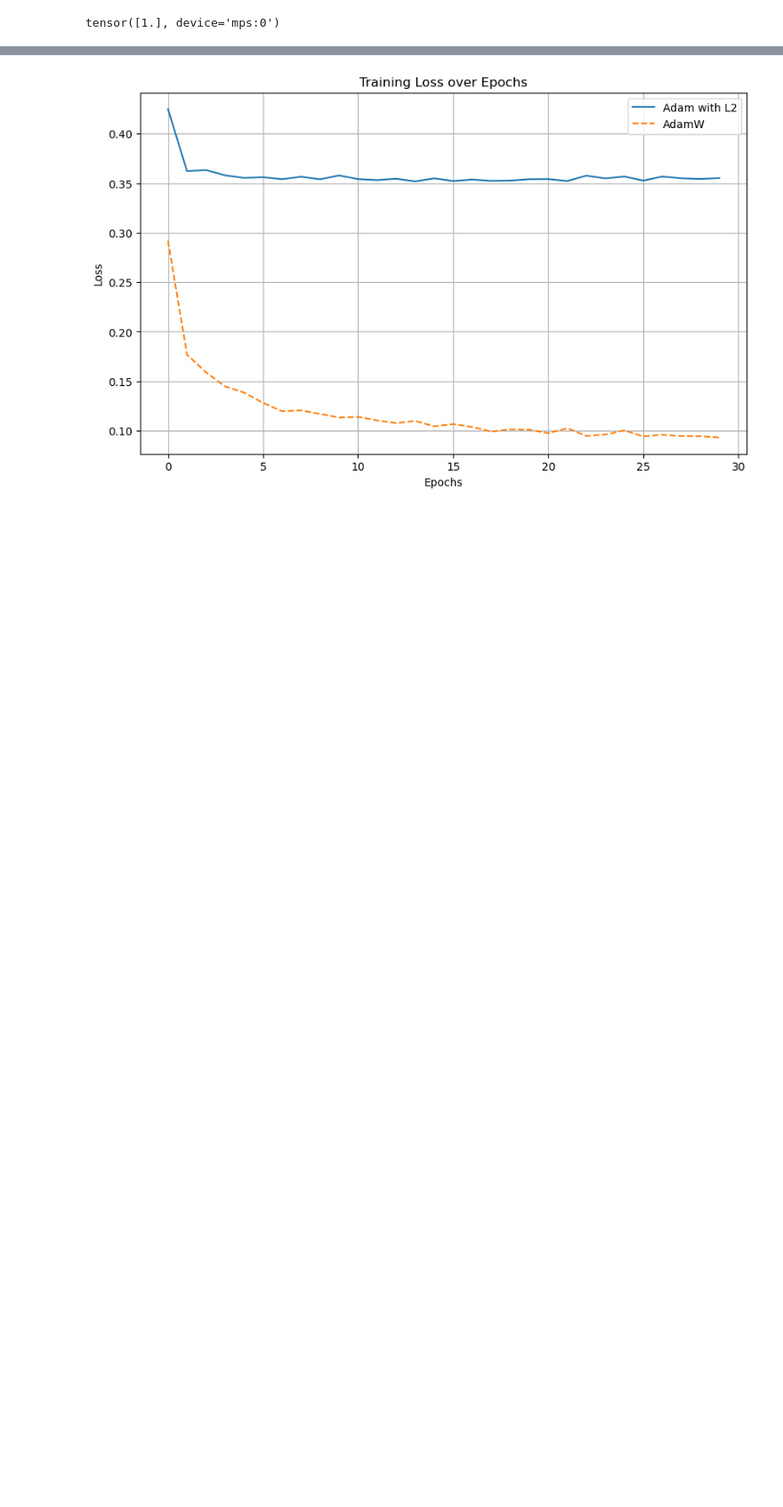
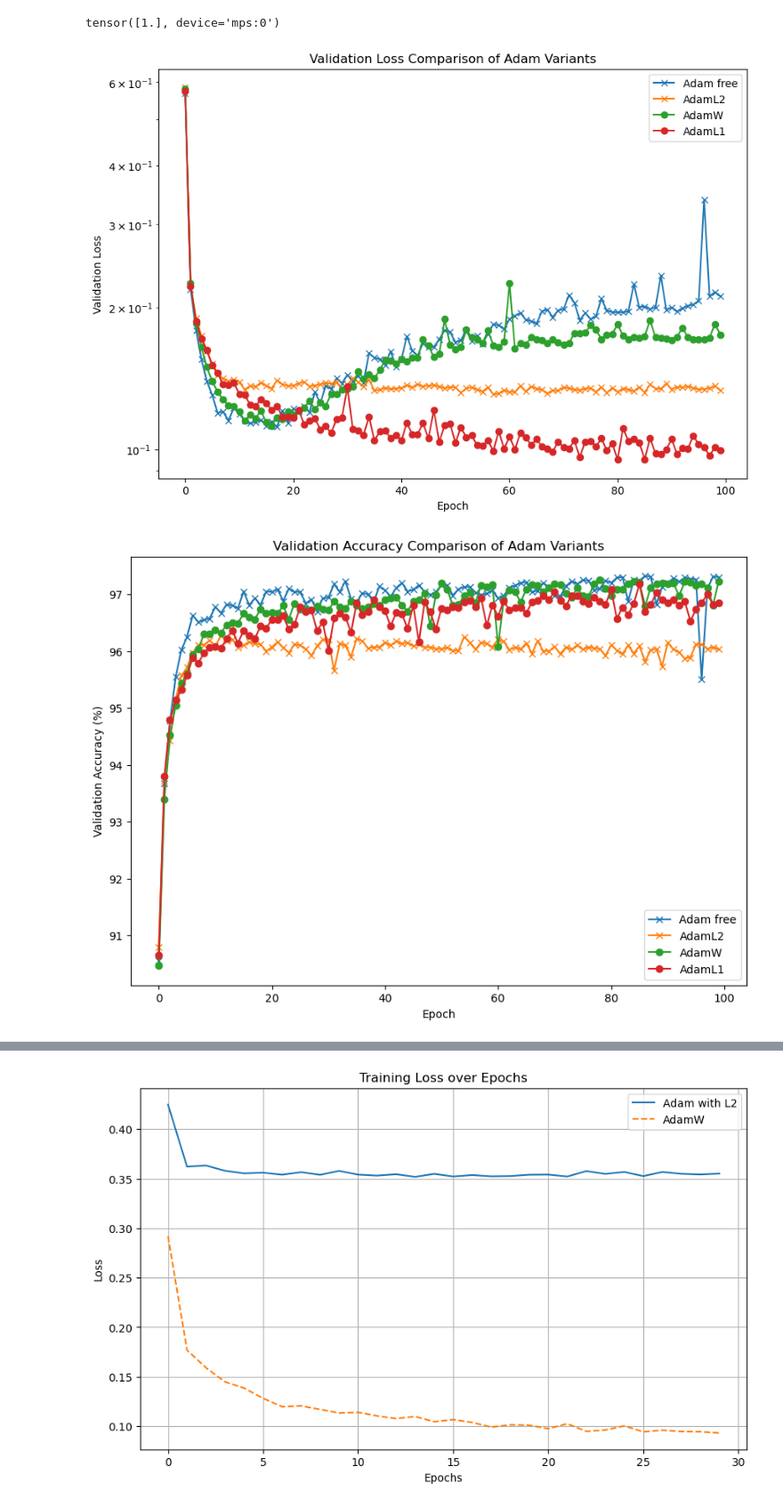
Before and after one commit to Nadav-out/AdamLp, a Jupyter notebook: Adam_AdamW.ipynb, the cells around one changed output, grey strips where cells are left out. Shown at 89% size. Cells and saved outputs as stored; diff of their text form; code cells hidden in the pictures; blank space fills up the shorter version.

```diff
--- a/Adam_AdamW.ipynb
+++ b/Adam_AdamW.ipynb
@@ -32,0 +169,39 @@ test_loader = torch.utils.data.DataLoader(dataset=test_dataset, batch_size=test_
+# %%
+epochs=100
+# Training and getting losses and weights
+adam_loss_0, adam_accuracy_0, adam_model_0 = train_model('Adam',num_epochs=epochs, lr=0.0001)
+adamL2_loss, adamL2_accuracy, adamL2_model = train_model('Adam',weight_decay=0.02,num_epochs=epochs, lr=0.0001)
+adamW_loss, adamW_accuracy, adamW_model = train_model('AdamW',weight_decay=0.02,num_epochs=epochs, lr=0.0001)
+adamL1_loss, adamL1_accuracy, adamL1_model = train_model('AdamL1',weight_decay=0.002,num_epochs=epochs, lr=0.0001)
+# %%
+# Plotting the loss
+plt.figure(figsize=(10, 7))
+plt.plot(adam_loss_0, '-x', label='Adam free')
+plt.plot(adamL2_loss, '-x', label='AdamL2')
+plt.plot(adamW_loss, '-o', label='AdamW')
+plt.plot(adamL1_loss, '-o', label='AdamL1')
+plt.xlabel('Epoch')
+plt.ylabel('Validation Loss')
+plt.legend()
+plt.yscale('log')
+plt.title('Validation Loss Comparison of Adam Variants')
+plt.show()
+
+
+
+# Plotting the accuracy
+plt.figure(figsize=(10, 7))
+plt.plot(adam_accuracy_0, '-x', label='Adam free')
+plt.plot(adamL2_accuracy, '-x', label='AdamL2')
+plt.plot(adamW_accuracy, '-o', label='AdamW')
+plt.plot(adamL1_accuracy, '-o', label='AdamL1')
+
+
+plt.xlabel('Epoch')
+plt.ylabel('Validation Accuracy (%)')
+plt.legend()
+plt.title('Validation Accuracy Comparison of Adam Variants')
+plt.show()
+# %% [output]
+[figure, added]
+[figure, added]
```
Also changed, not shown: parts of 15 cells of this notebook.
